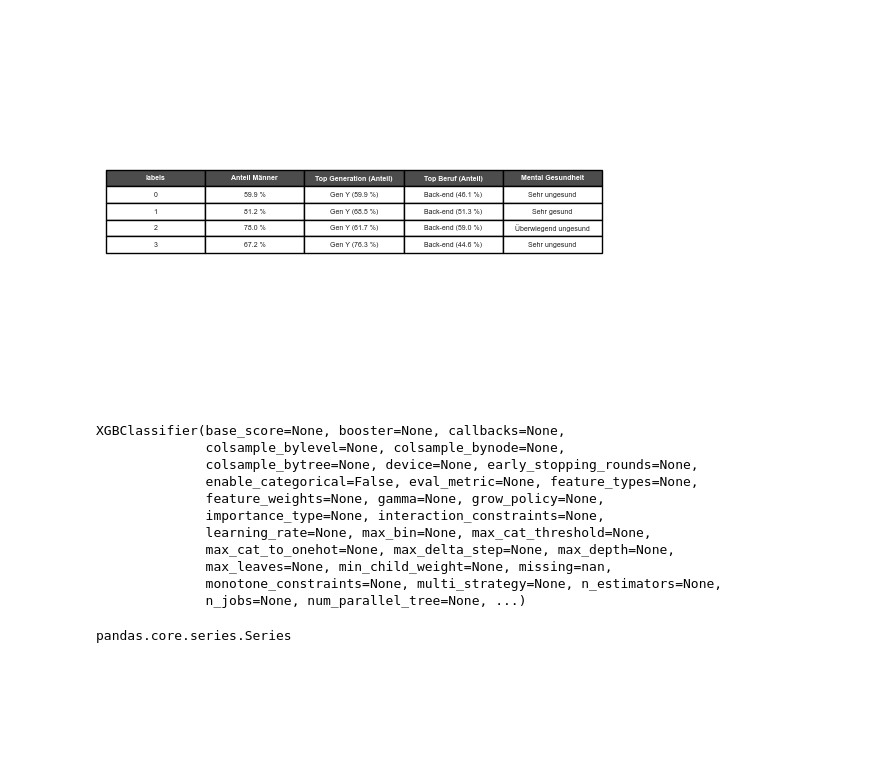
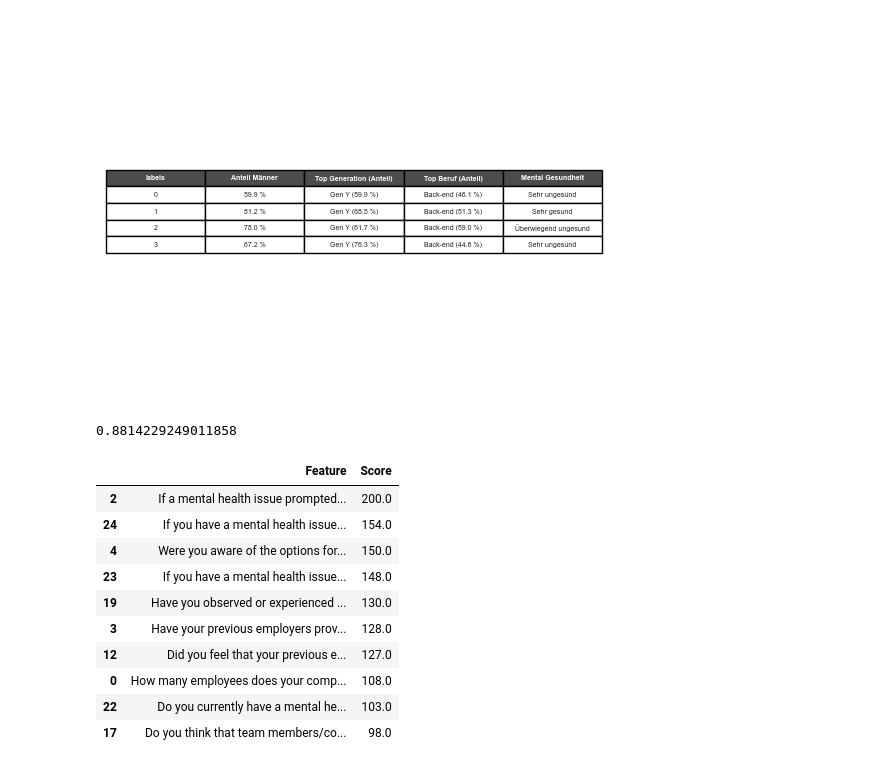
Before and after one commit to achimmellert/OSMI-Mental-Health, a Jupyter notebook: Cluster Untersuchung.ipynb, the cells around one changed output. Cells and saved outputs as stored; diff of their text form; code cells hidden in the pictures; blank space fills up the shorter version.

```diff
--- a/Cluster Untersuchung.ipynb
+++ b/Cluster Untersuchung.ipynb
@@ -270,30 +270,44 @@ plt.show()
 # Untersuchung 2: XGBoost anwenden mit den Clustern als Zielvariable -> Welche Spalte hat den höchsten Einfluss auf die Cluster
 # %%
 import xgboost as xgb
+from sklearn.model_selection import train_test_split
+from sklearn.metrics import accuracy_score
 
 X = pd.read_pickle("data/edited/full_df_rdy_1.pkl").reset_index(drop=True)
 y = labels
+X_train, X_test, y_train, y_test = train_test_split(X, y, test_size=0.25, stratify=y)
 
 model_xgb = xgb.XGBClassifier()
-model_xgb.fit(X, y)
+model_xgb.fit(X_train, y_train)
+y_pred = model_xgb.predict(X_test)
+accuracy = accuracy_score(y_test, y_pred)
-# %% [output]
-XGBClassifier(base_score=None, booster=None, callbacks=None,
-              colsample_bylevel=None, colsample_bynode=None,
-              colsample_bytree=None, device=None, early_stopping_rounds=None,
-              enable_categorical=False, eval_metric=None, feature_types=None,
-              feature_weights=None, gamma=None, grow_policy=None,
-              importance_type=None, interaction_constraints=None,
-              learning_rate=None, max_bin=None, max_cat_threshold=None,
-              max_cat_to_onehot=None, max_delta_step=None, max_depth=None,
-              max_leaves=None, min_child_weight=None, missing=nan,
-              monotone_constraints=None, multi_strategy=None, n_estimators=None,
-              n_jobs=None, num_parallel_tree=None, ...)
+# %%
+accuracy
+# %% [output]
+0.8814229249011858
 # %%
 from xgboost import plot_importance
 plot_importance(model_xgb, max_num_features=10, title="Feature importance (XGBoost)")
 plt.savefig("Plots/Feature_Importance_XGBoost.png", dpi=300)
 plt.show()
 # %%
-# Fertig: Code refactorn, Paper schreiben
+importance = model_xgb.get_booster().get_score(importance_type='weight')
+importance_df = pd.DataFrame(importance.items(), columns=['Feature', 'Score'])
+importance_df = importance_df.sort_values(by='Score', ascending=False)
-# %% [output]
-pandas.core.series.Series
+# %%
+top_n = 10
+top_features = importance_df.head(top_n)
+# %%
+top_features
+# %% [output]
+|  | Feature | Score |
+| 2 | If a mental health issue prompted... | 200.0 |
+| 24 | If you have a mental health issue... | 154.0 |
+| 4 | Were you aware of the options for... | 150.0 |
+| 23 | If you have a mental health issue... | 148.0 |
+| 19 | Have you observed or experienced ... | 130.0 |
+| 3 | Have your previous employers prov... | 128.0 |
+| 12 | Did you feel that your previous e... | 127.0 |
+| 0 | How many employees does your comp... | 108.0 |
+| 22 | Do you currently have a mental he... | 103.0 |
+| 17 | Do you think that team members/co... | 98.0 |
```
Also changed, not shown: 36 other files.
